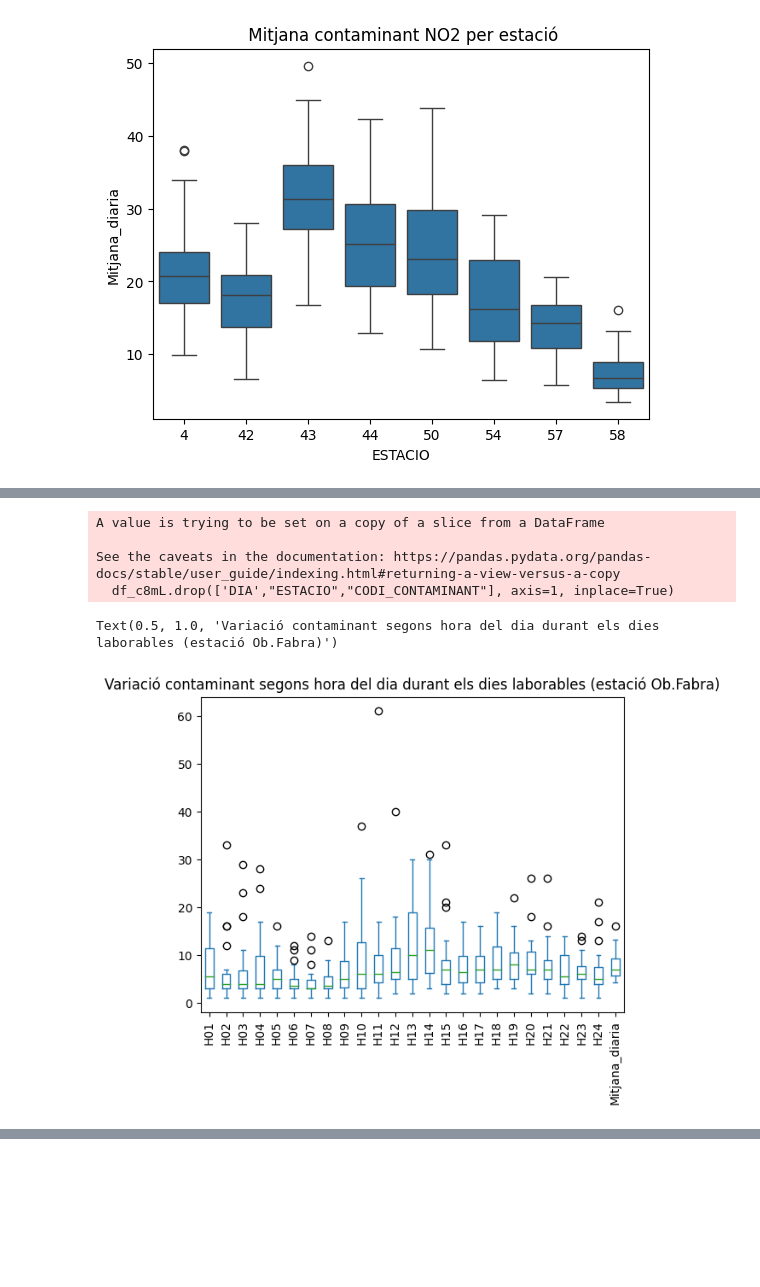
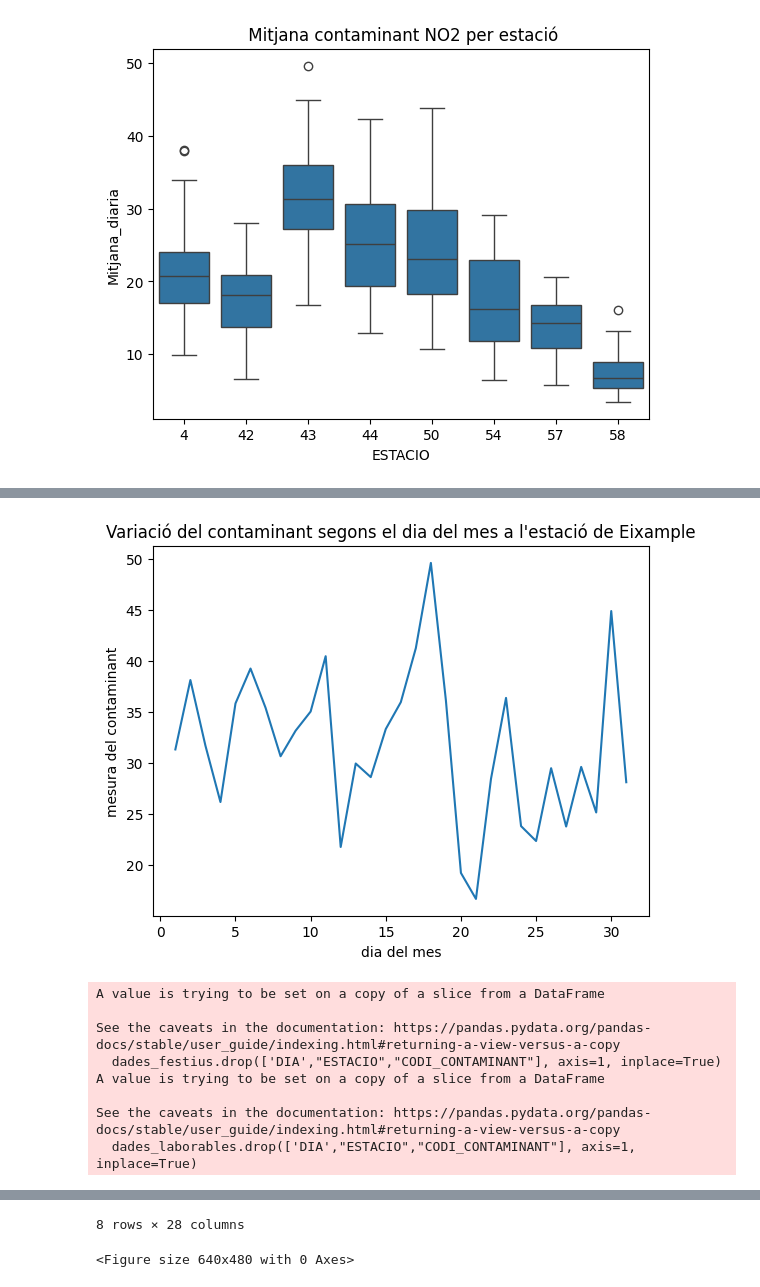
Before and after one commit to MariaAbb7/ProgramesCursPython_B2, a Jupyter notebook: ProjecteContaminantsBCN.ipynb, the cells around one changed output, grey strips where cells are left out. Saved outputs shown, nothing was run; the diff lists cells and outputs as text; code cells hidden in the pictures; blank space fills up the shorter version.

```diff
--- a/ProjecteContaminantsBCN.ipynb
+++ b/ProjecteContaminantsBCN.ipynb
@@ -130,8 +156,7 @@ df_H.describe() #calculem valors estadistics nous
 # %% [markdown]
 Es calcula la mitjana diaria de cada fila
 # %%
-sums=df_H.sum( axis=1)
-df_H["Mitjana_diaria"]=sums/24
+df_H["Mitjana_diaria"]=np.mean(df_H,axis=1)
 df_H.head()
 # %% [output]
 |  | H01 | H02 | H03 | H04 | H05 | H06 | H07 | H08 | H09 | H10 | ... | ... |
@@ -301,12 +241,0 @@ df_c8m.head()
-# %%
-#Mirem com varia el contaminant segons el dia
-
-xpoints = df_c8m["DIA"]
-ypoints = df_c8m["Mitjana_diaria"]
-
-plt.plot(xpoints, ypoints)
-plt.xlabel("dia del mes")
-plt.ylabel("mesura del contaminant")
-plt.title("Variació del contaminant segons el dia del mes (estació Ob.Fabra)")
-plt.show()
-fig = plt.figure()
@@ -335,19 +242,40 @@ Text(0.5, 1.0, 'Variació contaminant segons hora del dia durant els caps de set
-# %%
-#Seleccionamos laborables
-#En octubre los fines de semana han sido: 1,7,8,14,15,21,22,28,29
-
-df_c8mL= df_c8m[(df_c8m["DIA"] != 1)&(df_c8m["DIA"] != 7)&(df_c8m["DIA"] != 8)&(df_c8m["DIA"] != 14)&(df_c8m["DIA"] != 15)&(df_c8m["DIA"] != 21)&(df_c8m["DIA"] != 22)&(df_c8m["DIA"] != 28)&(df_c8m["DIA"] != 29)]
-df_c8mL.head()
-
-df_c8mL.drop(['DIA',"ESTACIO","CODI_CONTAMINANT"], axis=1, inplace=True)
-df_c8mL.head()
-df_c8mL.plot(kind="box")
-plt.xticks(rotation=90) #rotar els labels de l'eix x
-plt.title("Variació contaminant segons hora del dia durant els dies laborables (estació Ob.Fabra)")
-# %% [output]
-A value is trying to be set on a copy of a slice from a DataFrame
-
-See the caveats in the documentation: https://pandas.pydata.org/pandas-docs/stable/user_guide/indexing.html#returning-a-view-versus-a-copy
-  df_c8mL.drop(['DIA',"ESTACIO","CODI_CONTAMINANT"], axis=1, inplace=True)
-Text(0.5, 1.0, 'Variació contaminant segons hora del dia durant els dies laborables (estació Ob.Fabra)')
-[figure, removed]
+# %%
+df_contaminantMax=df_contaminant[df_contaminant["ESTACIO"]==43]
+df_contaminantMin=df_contaminant[df_contaminant["ESTACIO"]==58]
+# %%
+def EstudiEstacio(dades,nom):
+  xpoints = dades["DIA"]
+  ypoints = dades["Mitjana_diaria"]
+  plt.plot(xpoints, ypoints)
+  plt.xlabel("dia del mes")
+  plt.ylabel("mesura del contaminant")
+  plt.title("Variació del contaminant segons el dia del mes a l'estació de "+ nom )
+  plt.show()
+  fig = plt.figure()
+
+  dades_festius = dades[dades["DIA"].isin([1,7,8,14,15,21,22,28,29])]
+  dades_festius.drop(['DIA',"ESTACIO","CODI_CONTAMINANT"], axis=1, inplace=True)
+  dades_festius.plot(kind="box")
+  plt.xticks(rotation=90) #rotar els labels de l'eix x
+  plt.title("Variació contaminant segons hora del dia durant els caps de setmana")
+
+  dades_laborables = dades[~dades["DIA"].isin([1,7,8,14,15,21,22,28,29])]
+  dades_laborables.drop(['DIA',"ESTACIO","CODI_CONTAMINANT"], axis=1, inplace=True)
+  dades_laborables.plot(kind="box")
+  plt.xticks(rotation=90) #rotar els labels de l'eix x
+  plt.title("Variació contaminant segons hora del dia els dies laborables")
+
+
+  return(dades.describe())
+# %%
+EstudiEstacio(df_contaminantMax,"Eixample")
+# %% [output]
+[figure, added]
+A value is trying to be set on a copy of a slice from a DataFrame
+
+See the caveats in the documentation: https://pandas.pydata.org/pandas-docs/stable/user_guide/indexing.html#returning-a-view-versus-a-copy
+  dades_festius.drop(['DIA',"ESTACIO","CODI_CONTAMINANT"], axis=1, inplace=True)
+A value is trying to be set on a copy of a slice from a DataFrame
+
+See the caveats in the documentation: https://pandas.pydata.org/pandas-docs/stable/user_guide/indexing.html#returning-a-view-versus-a-copy
+  dades_laborables.drop(['DIA',"ESTACIO","CODI_CONTAMINANT"], axis=1, inplace=True)
@@ -353,0 +291,2 @@ Text(0.5, 1.0, 'Variació contaminant segons hora del dia durant els dies labora
+8 rows × 28 columns
+<Figure size 640x480 with 0 Axes>
```
Also changed, not shown: parts of 17 cells of this notebook.
